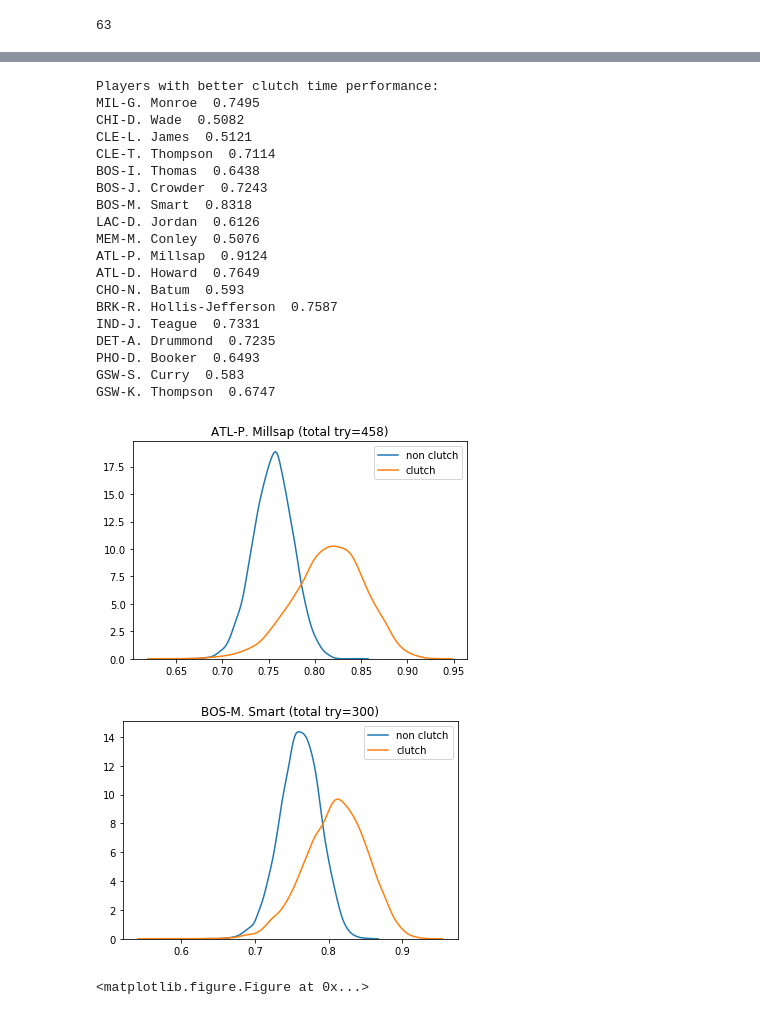
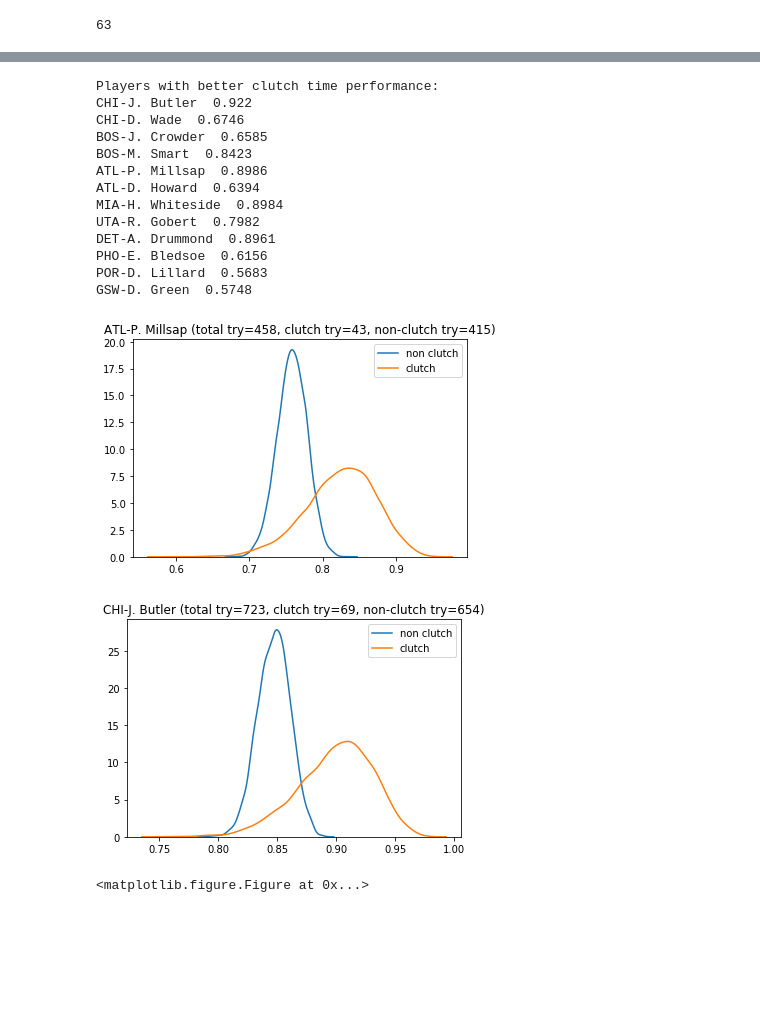
Before and after one commit to goldenrainbow/Task-31-NBA_Free_Throw_Rate_Analysis, a Jupyter notebook: Task31.ipynb, the cells around one changed output, grey strips where cells are left out. Cells and saved outputs as stored; diff of their text form; code cells hidden in the pictures; blank space fills up the shorter version.

```diff
--- a/Task31.ipynb
+++ b/Task31.ipynb
@@ -58,7 +60,7 @@ df['Success']=df['Description'].apply(lambda x: 1 if 'makes' in x else (0 if 'mi
 #create 'Clutch' feature
 df['Time_new']=df['Time'].apply(lambda x: x[:2])
 df['Time_new']=df['Time_new'].astype(int)
-clutch = ((df['Qtr']=='4th') & (df['Time_new'] <= 5)) | df['Qtr'].str.contains('OT')
+clutch = ((df['Qtr']=='4th') & (df['Time_new'] <= 5) & (abs(df['Score'])<=5)) | (df['Qtr'].str.contains('OT') & (abs(df['Score'])<=5))
 df['Clutch']=clutch
 
 #create total succeses and failures feature
@@ -144,10 +153,11 @@ len(df_more['Tm_Player'].unique())
 #kde plot for all players with more than 250 tries
 for each in df_more['Tm_Player'].unique():
     total_try = df_more[df_more['Tm_Player']==each].shape[0]
-    title = each + "(total try=" + str(total_try) +")"
+    clutch_try = df_more[(df_more['Tm_Player']==each) & df_more['Clutch']].shape[0]
+    non_clutch_try = df_more[(df_more['Tm_Player']==each) & (df_more['Clutch']-1)].shape[0]
+    title = each+"(total try="+str(total_try)+", clutch try="+str(clutch_try)+", non-clutch try="+str(non_clutch_try)+")"
     FTR_non_clutch, FTR_clutch = player_FTR(each, df_more)
     sns.kdeplot(FTR_non_clutch, label="non clutch"), sns.kdeplot(FTR_clutch, label="clutch")
     plt.title(title)
     plt.figure()
-plt.savefig('FTR posterial - All player over 250.png')
 # %% [output]
@@ -169,7 +179,9 @@ def chart_player_FTR(player,df):
     FTR_non_clutch, FTR_clutch = player_FTR(player, df)
     sns.kdeplot(FTR_non_clutch, label="non clutch"), sns.kdeplot(FTR_clutch, label="clutch")
     total_try = df[df['Tm_Player']==player].shape[0]
-    title = player + "(total try=" + str(total_try) +")"
+    clutch_try = df[(df['Tm_Player']==player) & df['Clutch']].shape[0]
+    non_clutch_try = df[(df['Tm_Player']==player) & (df['Clutch']-1)].shape[0]
+    title = player+"(total try="+str(total_try)+", clutch try="+str(clutch_try)+", non-clutch try="+str(non_clutch_try)+")"
     plt.title(title)
     plt.figure()
 # %%
@@ -181,30 +193,24 @@ for each in df_more['Tm_Player'].unique():
         print(each, higher_rate)
 # %% [output]
 Players with better clutch time performance:
-MIL-G. Monroe  0.7495
-CHI-D. Wade  0.5082
-CLE-L. James  0.5121
-CLE-T. Thompson  0.7114
-BOS-I. Thomas  0.6438
-BOS-J. Crowder  0.7243
-BOS-M. Smart  0.8318
-LAC-D. Jordan  0.6126
-MEM-M. Conley  0.5076
-ATL-P. Millsap  0.9124
-ATL-D. Howard  0.7649
-CHO-N. Batum  0.593
-BRK-R. Hollis-Jefferson  0.7587
-IND-J. Teague  0.7331
-DET-A. Drummond  0.7235
-PHO-D. Booker  0.6493
-GSW-S. Curry  0.583
-GSW-K. Thompson  0.6747
+CHI-J. Butler  0.922
+CHI-D. Wade  0.6746
+BOS-J. Crowder  0.6585
+BOS-M. Smart  0.8423
+ATL-P. Millsap  0.8986
+ATL-D. Howard  0.6394
+MIA-H. Whiteside  0.8984
+UTA-R. Gobert  0.7982
+DET-A. Drummond  0.8961
+PHO-E. Bledsoe  0.6156
+POR-D. Lillard  0.5683
+GSW-D. Green  0.5748
 # %%
 chart_player_FTR("ATL-P. Millsap ",df_more)
-chart_player_FTR("BOS-M. Smart ",df_more)
+chart_player_FTR("CHI-J. Butler ",df_more)
 # %% [output]
-[figure, old version]
+[figure, new version]
-[figure, old version]
+[figure, new version]
 <matplotlib.figure.Figure at 0x...>
 # %%
 print("Players with worse clutch time performance:")
```
Also changed, not shown: parts of 8 cells of this notebook.
